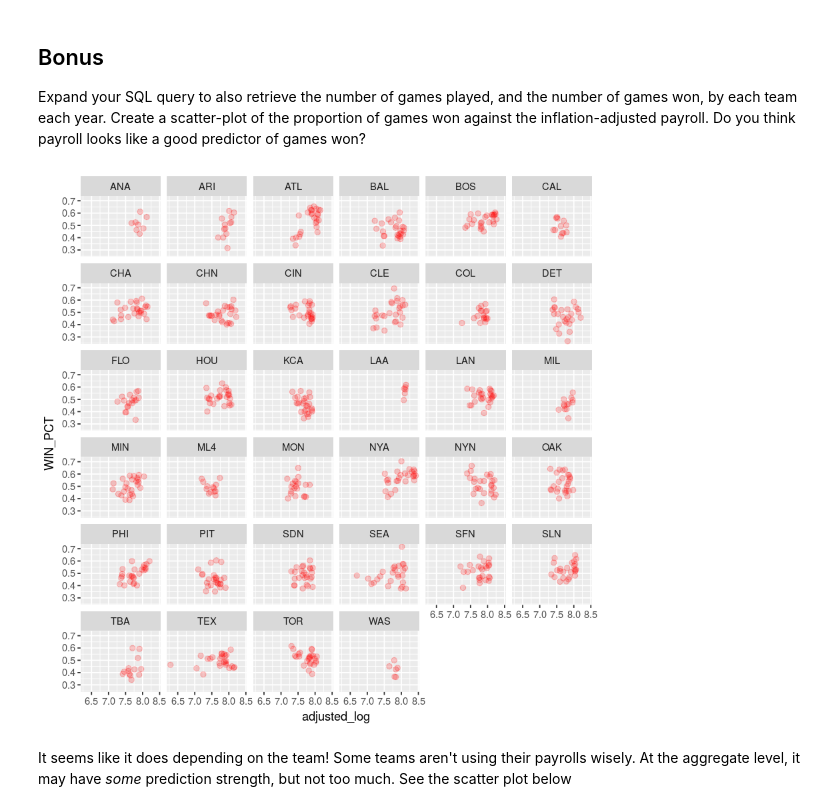
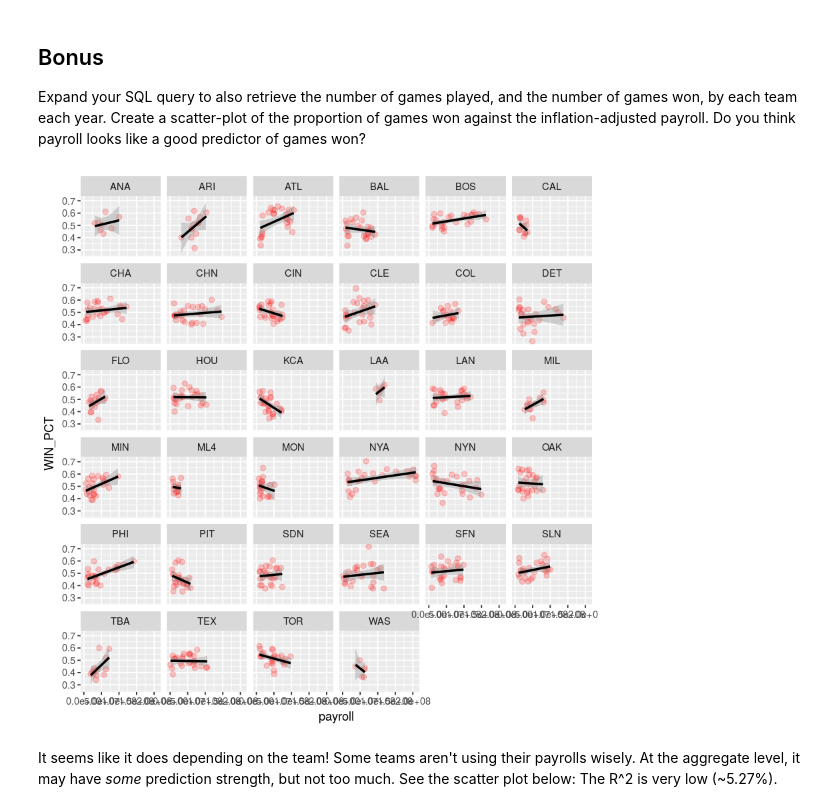
Before and after one commit to jldork/BaseballDataR, a Jupyter notebook: Baseball Data.ipynb, the cells around one changed output. Saved outputs shown, nothing was run; the diff lists cells and outputs as text; code cells hidden in the pictures.

Commit message:
Added Regression PLots

```diff
--- a/Baseball Data.ipynb
+++ b/Baseball Data.ipynb
@@ -129,8 +129,9 @@ library(ggplot2)
 # Read in the CPIAUCSL
 cpi <- read.csv('./CPIAUCSL.csv', header = TRUE, sep = ",")
 
-# Filter to after 1985
+# Filter to after 1985 and before 2011
 cpi <- cpi[as.Date(cpi$DATE) >= as.Date("1985-01-01"), ]
+cpi <- cpi[as.Date(cpi$DATE) <= as.Date("2011-01-01"), ]
 
 # Filter to January
 cpi <- cpi[months(as.Date(cpi$DATE)) == "January", ]
@@ -190,14 +187,17 @@ Expand your SQL query to also retrieve the number of games played, and the numbe
 # %%
 query <-"SELECT CAST(W AS FLOAT)/G  AS WIN_PCT,
         yearID,
         teamID
         FROM Teams
         GROUP BY yearID, teamID"
 performance <- dbGetQuery(conn=db_conn, query)
 combined = merge(performance, salaries, by=c("yearID","teamID"))
-ggplot(combined, aes(x=adjusted_log, y=WIN_PCT)) + geom_point(color='red', size=2, alpha=0.2) + facet_wrap(~teamID)
+ggplot(combined, aes(x=payroll, y=WIN_PCT)) +
+    geom_point(color='red', size=2, alpha=0.2) +
+    facet_wrap(~teamID) +
+    stat_smooth(method = "lm", col = "black")
 # %% [output]
-[figure, old version]
+[figure, new version]
 # %% [markdown]
-It seems like it does depending on the team! Some teams aren't using their payrolls wisely. At the aggregate level, it may have *some* prediction strength, but not too much. See the scatter plot below
+It seems like it does depending on the team! Some teams aren't using their payrolls wisely. At the aggregate level, it may have *some* prediction strength, but not too much. See the scatter plot below: The R^2 is very low (~5.27%).
 # %%
```
Also changed, not shown: parts of 7 cells of this notebook, 1 other file.
